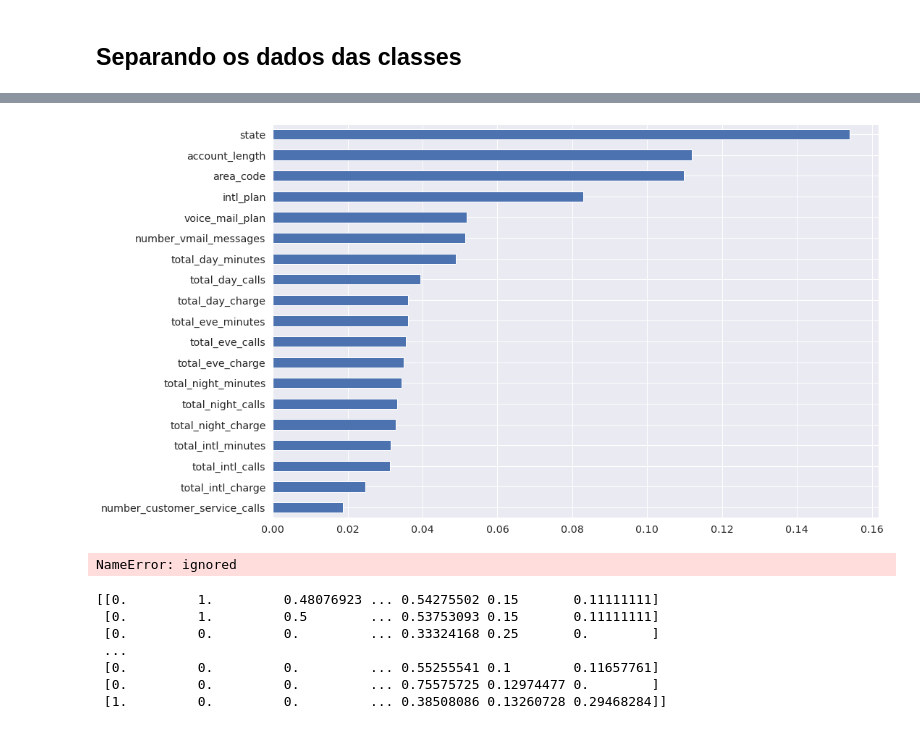
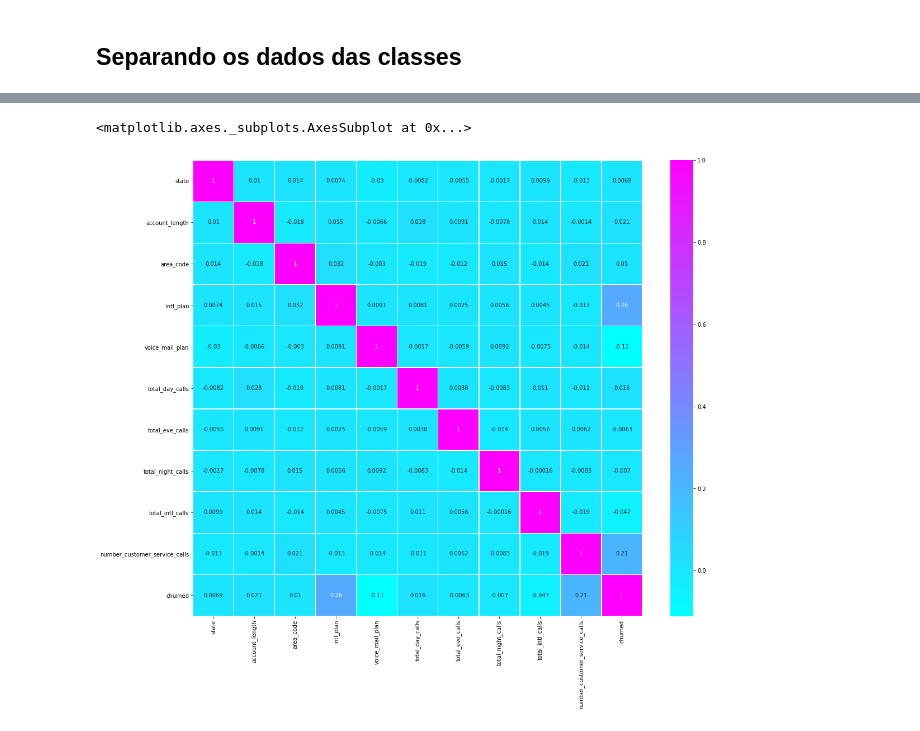
Before and after one commit to fabiolapugli/Churn_Prediction, a Jupyter notebook: ChurnPrediction_KNN_Fabiola.ipynb, the cells around one changed output, grey strips where cells are left out. Drawn from its saved outputs; the diff is of its cells as text; code cells hidden in the pictures.

```diff
--- a/ChurnPrediction_KNN_Fabiola.ipynb
+++ b/ChurnPrediction_KNN_Fabiola.ipynb
@@ -523,68 +137,10 @@ variables, importances = etc_importances(X, Y)
-# %%
-sns.set(font_scale=1.3)
-feat_importances = pd.Series(importances[0:X.shape[1]], index = df_dados.columns)
-feat_sorted = feat_importances.sort_values()
-
-# Plotting
-fig = plt.figure(figsize=(15, 10))
-feat_sorted.plot(kind='barh')
-#plt.savefig(os.path.join("resultados", "ranking de features.png".format(column)))
-plt.show()
-# %% [output]
-[figure, removed]
-# %%
-from sklearn.ensemble import ExtraTreesClassifier
-import numpy as np
-# Carregando os dados
-
-colunas = df_column
-valores = df_dados
-
-Xa = array[:,0:19]
-Ya = array[:19]
-
-# Criação do Modelo - Feature Selection
-modelo = ExtraTreesClassifier()
-modelo.fit(Xa, Ya)
-
-
-# Print dos Resultados
-#print(modelo.feature_importances_)
-# %% [output]
-NameError: ignored
-# %%
-from sklearn.feature_selection import SelectKBest
-from sklearn.feature_selection import chi2
-
-best_var = SelectKBest(score_func = chi2, k = 8)
-fit = best_var.fit(X,Y)
-
-# Reduz X para os recursos selecionados
-kbest = fit.transform(X)
-
-8best = pd.DataFrame(columns = df_dados.columns, )
-
-
-print(kbest)
-# Resultados
-#print('\nNúmero original de features:', X.shape[1])
-#print('\nNúmero reduzido de features:', kbest.shape[1])
-#print('\nFeatures (Variáveis Selecionadas): \n\n', kbest)
-# %% [output]
-[[0.         1.         0.48076923 ... 0.54275502 0.15       0.11111111]
- [0.         1.         0.5        ... 0.53753093 0.15       0.11111111]
- [0.         0.         0.         ... 0.33324168 0.25       0.        ]
- ...
- [0.         0.         0.         ... 0.55255541 0.1        0.11657761]
- [0.         0.         0.         ... 0.75575725 0.12974477 0.        ]
- [1.         0.         0.         ... 0.38508086 0.13260728 0.29468284]]
-# %%
-sns.set(font_scale=1.3)
-kbest_importances = pd.Series(importances[0:X.shape[1]], index = df_dados.columns)
-kbest_importances = feat_importances.sort_values()
-
-# Plotting
-fig = plt.figure(figsize=(15, 10))
-feat_sorted.plot(kind='barh')
-#plt.savefig(os.path.join("resultados", "ranking de features.png".format(column)))
-plt.show()
+# %%
+#Retirando colunas com alta correlação
+df.drop(columns=['number_vmail_messages','total_day_minutes', 'total_day_charge','total_eve_minutes','total_eve_charge','total_night_minutes', 'total_night_charge', 'total_intl_minutes','total_intl_charge'], axis = 1 , inplace=True)
+# %%
+fig_dims = (18, 15)
+fig, ax = plt.subplots(figsize=fig_dims)
+sns.heatmap(df.corr(), annot = True, cmap="cool",  linewidths=.5, ax=ax)
+# %% [output]
+<matplotlib.axes._subplots.AxesSubplot at 0x...>
+[figure, added]
```
Also changed, not shown: parts of 99 cells of this notebook.
